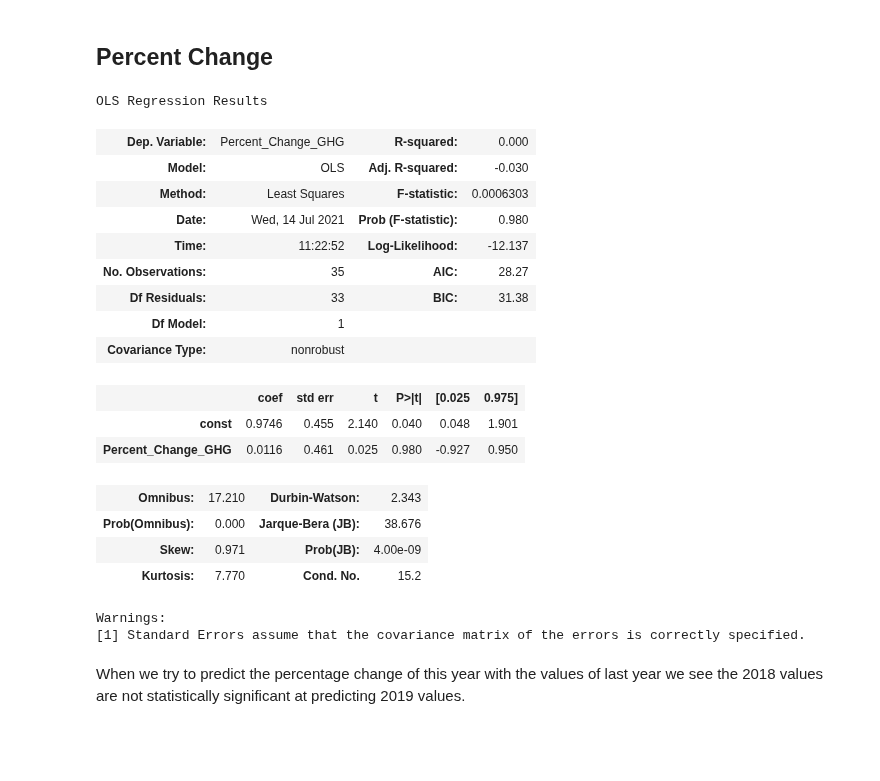
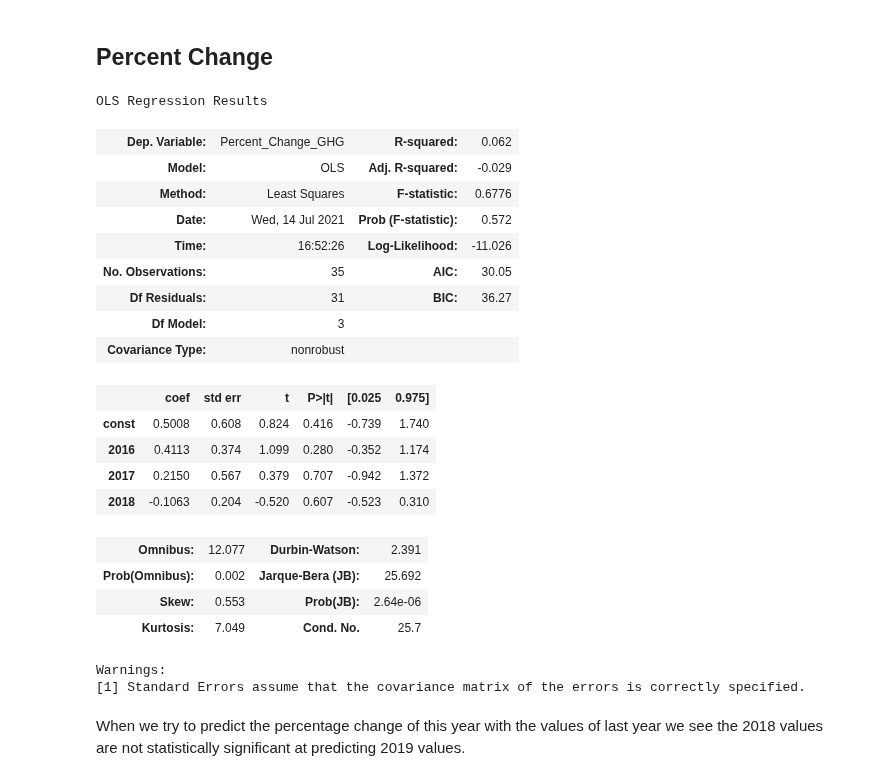
Before and after one commit to maralinetorres/BU-Capstone-Predicting-Environmental-Actions, a Jupyter notebook: Sprint #7 - Final presentation/PredictingTimeSeries - GHG Scope.ipynb, the cells around one changed output. Saved outputs shown, nothing was run; the diff lists cells and outputs as text; code cells hidden in the pictures; blank space fills up the shorter version.

```diff
--- a/Sprint #7 - Final presentation/PredictingTimeSeries - GHG Scope.ipynb
+++ b/Sprint #7 - Final presentation/PredictingTimeSeries - GHG Scope.ipynb
@@ -46,8 +46,12 @@ companies_2016 = list(stocks[(stocks['Year'] == 2016) & (stocks['GHG Scope 1'] !
 list2016_as_set = set(companies_2016)
 intersection2= list2016_as_set.intersection(intersection2)
 
-x = stocks[(stocks['Year'].isin([2016, 2017,2018])) & (stocks['Ticker'].isin(intersection2))][['Ticker', 'GHG Scope 1']]
-x = x.groupby('Ticker').mean()[['GHG Scope 1']]
+x = stocks[(stocks['Year'].isin([2016, 2017,2018])) & (stocks['Ticker'].isin(intersection2))][['Year', 'Ticker', 'GHG Scope 1']]
+x = x.pivot(index = 'Ticker', columns = ['Year']).reset_index()
+x.columns = x.columns.droplevel(0)
+
+x = x.rename_axis(None, axis=1)
+x = x.drop(columns = '')
 
 y = stocks[(stocks['Year'] == 2019) & (stocks['Ticker'].isin(intersection2))][['GHG Scope 1']]
 x.index = y.index
@@ -101,8 +107,12 @@ companies_2016 = list(util_df[(util_df['Year'] == 2016) & (util_df['GHG Scope 1'
 list2016_as_set = set(companies_2016)
 intersection = list2016_as_set.intersection(intersection)
 
-x = util_df[(util_df['Year'].isin([2016, 2017,2018])) & (util_df['Ticker'].isin(intersection))][['Ticker', 'GHG Scope 1']]
-x = x.groupby('Ticker').mean()[['GHG Scope 1']]
+x = util_df[(util_df['Year'].isin([2016, 2017,2018])) & (util_df['Ticker'].isin(intersection))][['Year', 'Ticker', 'GHG Scope 1']]
+x = x.pivot(index = 'Ticker', columns = ['Year']).reset_index()
+x.columns = x.columns.droplevel(0)
+
+x = x.rename_axis(None, axis=1)
+x = x.drop(columns = '')
 
 y = util_df[(util_df['Year'] == 2019) & (util_df['Ticker'].isin(intersection))][['GHG Scope 1']]
 x.index = y.index
@@ -149,8 +161,12 @@ companies_2016 = list(nrg_df[(nrg_df['Year'] == 2016) & (nrg_df['GHG Scope 1'] !
 list2016_as_set = set(companies_2016)
 intersection = list2016_as_set.intersection(intersection)
 
-x = nrg_df[(nrg_df['Year'].isin([2016, 2017,2018])) & (nrg_df['Ticker'].isin(intersection))][['Ticker','GHG Scope 1']]
-x = x.groupby('Ticker').mean()[['GHG Scope 1']]
+x = nrg_df[(nrg_df['Year'].isin([2016, 2017,2018])) & (nrg_df['Ticker'].isin(intersection))][['Year', 'Ticker', 'GHG Scope 1']]
+x = x.pivot(index = 'Ticker', columns = ['Year']).reset_index()
+x.columns = x.columns.droplevel(0)
+
+x = x.rename_axis(None, axis=1)
+x = x.drop(columns = '')
 
 y = nrg_df[(nrg_df['Year'] == 2019) & (nrg_df['Ticker'].isin(intersection))][['GHG Scope 1']]
 x.index = y.index
@@ -188,47 +206,53 @@ Looking at the two regression results above that are split by industry, we see t
 # %%
 companies_2018 = list(stocks[(stocks['Year'] == 2018) & (np.isfinite(stocks.Percent_Change_GHG))]['Ticker'])
 companies_2019 = list(stocks[(stocks['Year'] == 2019) & (stocks['Ticker'].isin(companies_2018))]['Ticker'])
 
 #Getting companies that have reported for 2016,2017, and 2018 in a years
 list2018_as_set = set(companies_2018)
 intersection = list2018_as_set.intersection(companies_2019)
 
 companies_2017 = list(stocks[(stocks['Year'] == 2017) & (np.isfinite(stocks.Percent_Change_GHG)) ]['Ticker'])
 list2017_as_set = set(companies_2017)
 intersection = list2017_as_set.intersection(intersection)
 
 companies_2016 = list(stocks[(stocks['Year'] == 2016) & (np.isfinite(stocks.Percent_Change_GHG)) ]['Ticker'])
 list2016_as_set = set(companies_2016)
 intersection = list2016_as_set.intersection(intersection)
 
-x = stocks[(stocks['Year'].isin([2016, 2017,2018])) & (stocks['Ticker'].isin(intersection))][['Ticker', 'Percent_Change_GHG']]
-x = x.groupby('Ticker').mean()[['Percent_Change_GHG']]
+x = stocks[(stocks['Year'].isin([2016, 2017,2018])) & (stocks['Ticker'].isin(intersection))][['Year', 'Ticker', 'Percent_Change_GHG']]
+x = x.pivot(index = 'Ticker', columns = ['Year']).reset_index()
+x.columns = x.columns.droplevel(0)
+
+x = x.rename_axis(None, axis=1)
+x = x.drop(columns = '')
 
 y = stocks[(stocks['Year'] == 2019) & (stocks['Ticker'].isin(intersection))][['Percent_Change_GHG']]
 x.index = y.index
 
 # x_train, x_test, y_train, y_test = train_test_split(
 #     X, y, test_size=0.2, random_state=42)
 x = sm.add_constant(x)
 sm.OLS(y, x).fit().summary()
 # %% [output]
 OLS Regression Results
-| Dep. Variable: | Percent_Change_GHG | R-squared: | 0.000 |
-| Model: | OLS | Adj. R-squared: | -0.030 |
-| Method: | Least Squares | F-statistic: | 0.0006303 |
-| Date: | Wed, 14 Jul 2021 | Prob (F-statistic): | 0.980 |
-| Time: | 11:22:52 | Log-Likelihood: | -12.137 |
-| No. Observations: | 35 | AIC: | 28.27 |
-| Df Residuals: | 33 | BIC: | 31.38 |
-| Df Model: | 1 |  |  |
+| Dep. Variable: | Percent_Change_GHG | R-squared: | 0.062 |
+| Model: | OLS | Adj. R-squared: | -0.029 |
+| Method: | Least Squares | F-statistic: | 0.6776 |
+| Date: | Wed, 14 Jul 2021 | Prob (F-statistic): | 0.572 |
+| Time: | 16:52:26 | Log-Likelihood: | -11.026 |
+| No. Observations: | 35 | AIC: | 30.05 |
+| Df Residuals: | 31 | BIC: | 36.27 |
+| Df Model: | 3 |  |  |
 | Covariance Type: | nonrobust |  |  |
 |  | coef | std err | t | P>|t| | [0.025 | 0.975] |
-| const | 0.9746 | 0.455 | 2.140 | 0.040 | 0.048 | 1.901 |
-| Percent_Change_GHG | 0.0116 | 0.461 | 0.025 | 0.980 | -0.927 | 0.950 |
+| const | 0.5008 | 0.608 | 0.824 | 0.416 | -0.739 | 1.740 |
+| 2016 | 0.4113 | 0.374 | 1.099 | 0.280 | -0.352 | 1.174 |
+| 2017 | 0.2150 | 0.567 | 0.379 | 0.707 | -0.942 | 1.372 |
+| 2018 | -0.1063 | 0.204 | -0.520 | 0.607 | -0.523 | 0.310 |
-| Omnibus: | 17.210 | Durbin-Watson: | 2.343 |
-| Prob(Omnibus): | 0.000 | Jarque-Bera (JB): | 38.676 |
-| Skew: | 0.971 | Prob(JB): | 4.00e-09 |
-| Kurtosis: | 7.770 | Cond. No. | 15.2 |
+| Omnibus: | 12.077 | Durbin-Watson: | 2.391 |
+| Prob(Omnibus): | 0.002 | Jarque-Bera (JB): | 25.692 |
+| Skew: | 0.553 | Prob(JB): | 2.64e-06 |
+| Kurtosis: | 7.049 | Cond. No. | 25.7 |
 Warnings:
 [1] Standard Errors assume that the covariance matrix of the errors is correctly specified.
 # %% [markdown]
```
Also changed, not shown: parts of 8 cells of this notebook.
